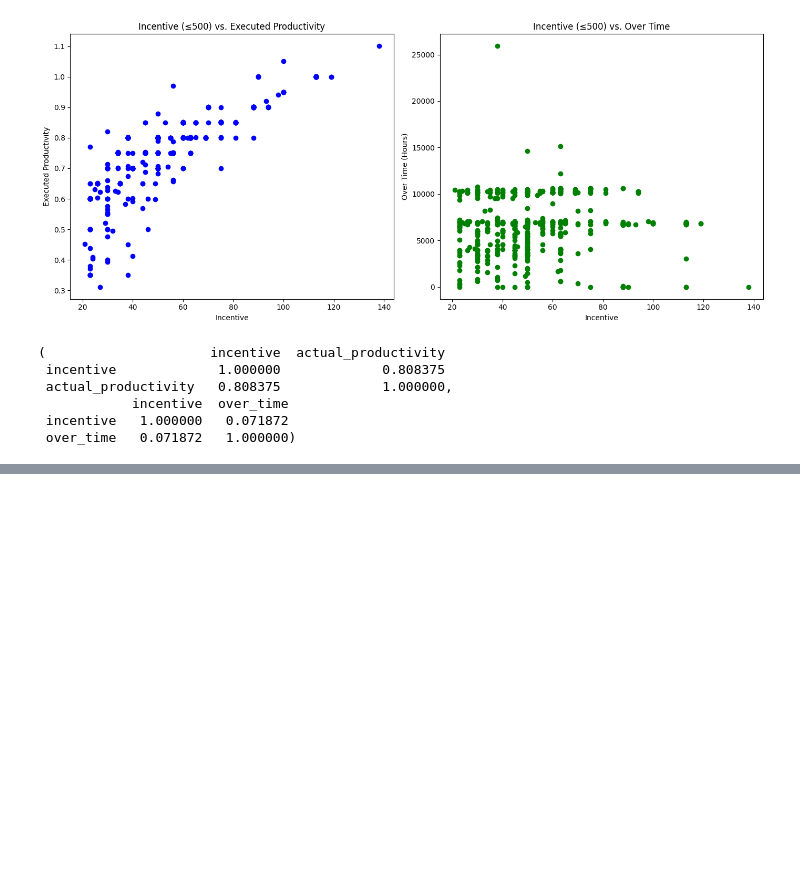
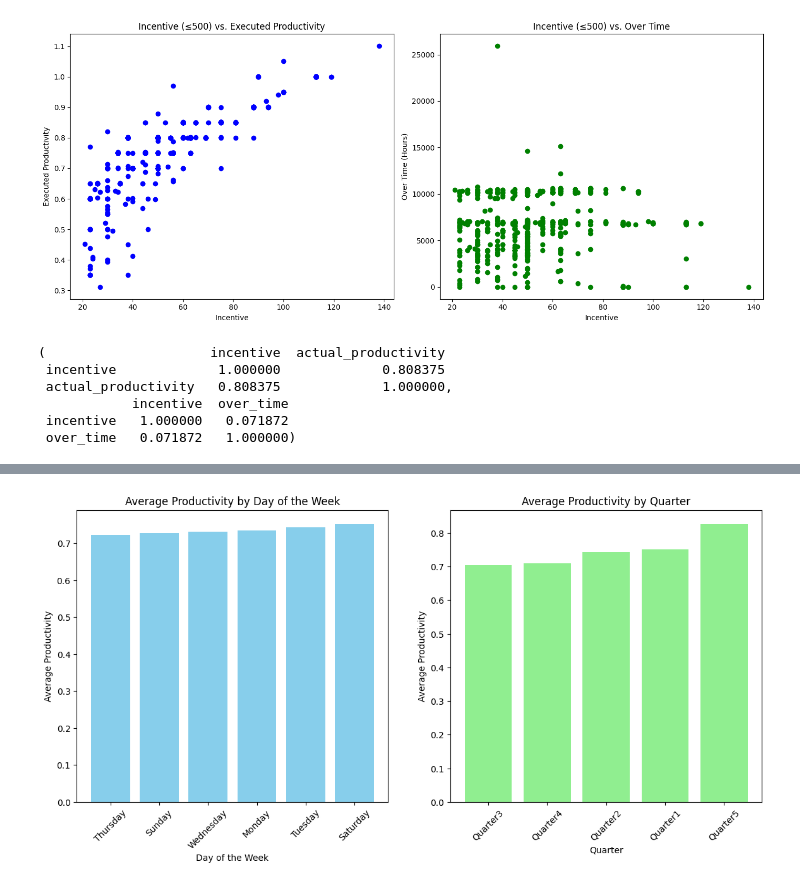
Before and after one commit to DiegoRojasMarinkelle/Proyecto-1---ACTD, a Jupyter notebook: Visualizaciones.ipynb, the cells around one changed output, grey strips where cells are left out. Saved outputs shown, nothing was run; the diff lists cells and outputs as text; code cells hidden in the pictures; blank space fills up the shorter version.

```diff
--- a/Visualizaciones.ipynb
+++ b/Visualizaciones.ipynb
@@ -194,0 +237,8 @@ correlacion_incentivo_productividad_filtrado, correlacion_incentivo_overtime_fil
+# %%
+# Agrupar los datos por 'day' y calcular la productividad media para cada día de la semana
+productividad_por_dia = df.groupby('day')['actual_productivity'].mean().sort_values()
+
+# Agrupar los datos por 'quarter' y calcular la productividad media para cada cuarto
+productividad_por_cuarto = df.groupby('quarter')['actual_productivity'].mean().sort_values()
+
+productividad_por_dia, productividad_por_cuarto
@@ -194,0 +261,20 @@ correlacion_incentivo_productividad_filtrado, correlacion_incentivo_overtime_fil
+# %%
+fig, axs = plt.subplots(1, 2, figsize=(14, 6))
+
+# Gráfico para la productividad por día de la semana
+axs[0].bar(productividad_por_dia.index, productividad_por_dia.values, color='skyblue')
+axs[0].set_xlabel('Day of the Week')  # Corrección aquí
+axs[0].set_ylabel('Average Productivity')  # Corrección aquí
+axs[0].set_title('Average Productivity by Day of the Week')  # Corrección aquí
+axs[0].set_xticklabels(productividad_por_dia.index, rotation=45)  # Corrección aquí
+
+# Gráfico para la productividad por cuarto
+axs[1].bar(productividad_por_cuarto.index, productividad_por_cuarto.values, color='lightgreen')
+axs[1].set_xlabel('Quarter')  # Corrección aquí
+axs[1].set_ylabel('Average Productivity')  # Corrección aquí
+axs[1].set_title('Average Productivity by Quarter')  # Corrección aquí
+axs[1].set_xticklabels(productividad_por_cuarto.index, rotation=45)  # Corrección aquí
+
+plt.show()
+# %% [output]
+[figure, added]
```
Also changed, not shown: parts of 10 cells of this notebook.
